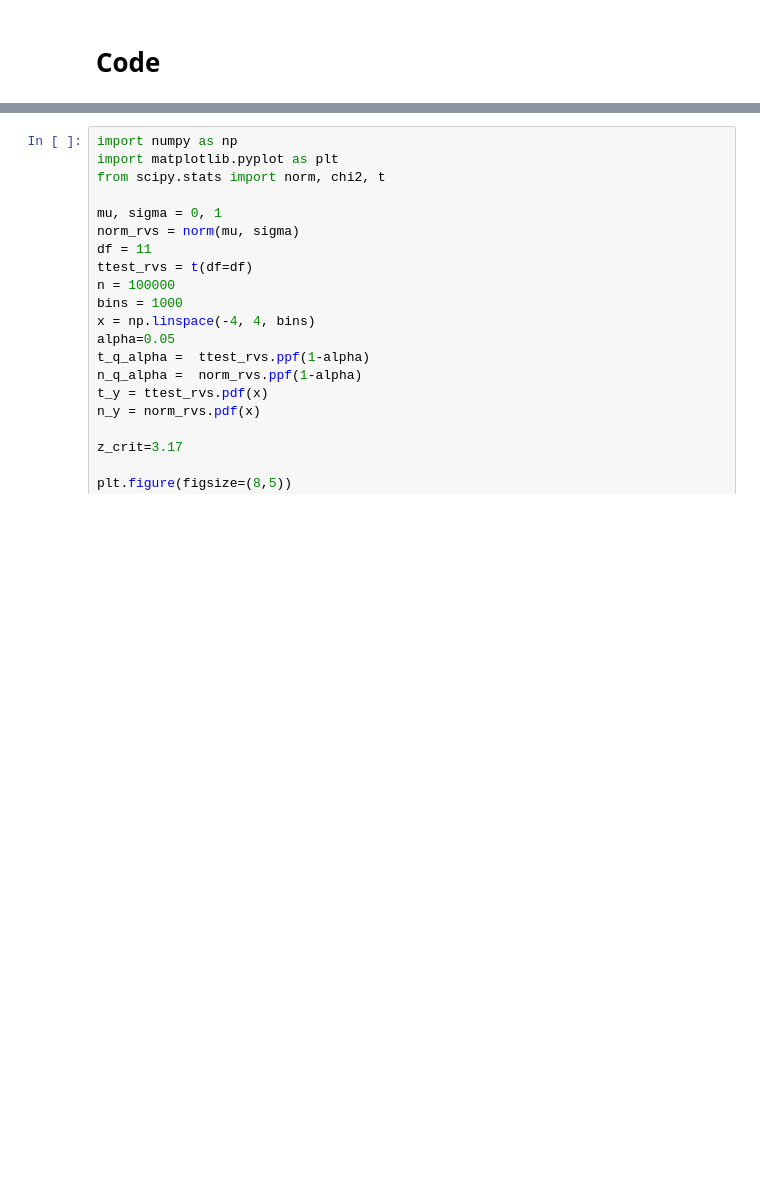
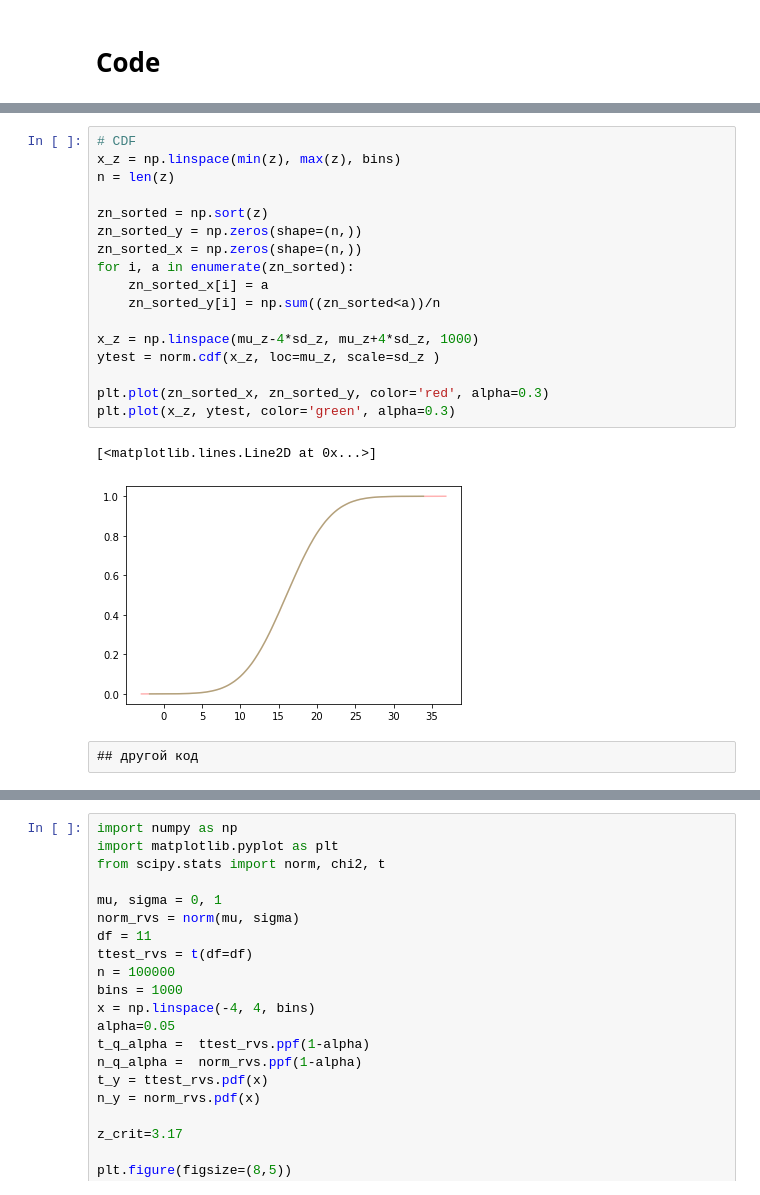
Before and after one commit to shmalex/learning-math, a Jupyter notebook: notebooks/statistics/Unit4-Lecture-13 The T-test.ipynb, the cells around one changed output, grey strips where cells are left out. Cells and saved outputs as stored; diff of their text form; blank space fills up the shorter version.

```diff
--- a/notebooks/statistics/Unit4-Lecture-13 The T-test.ipynb
+++ b/notebooks/statistics/Unit4-Lecture-13 The T-test.ipynb
@@ -467,0 +608,22 @@ plt.show()
+# %%
+# CDF
+x_z = np.linspace(min(z), max(z), bins)
+n = len(z)
+
+zn_sorted = np.sort(z)
+zn_sorted_y = np.zeros(shape=(n,))
+zn_sorted_x = np.zeros(shape=(n,))
+for i, a in enumerate(zn_sorted):
+    zn_sorted_x[i] = a
+    zn_sorted_y[i] = np.sum((zn_sorted<a))/n
+
+x_z = np.linspace(mu_z-4*sd_z, mu_z+4*sd_z, 1000)
+ytest = norm.cdf(x_z, loc=mu_z, scale=sd_z )
+
+plt.plot(zn_sorted_x, zn_sorted_y, color='red', alpha=0.3)
+plt.plot(x_z, ytest, color='green', alpha=0.3)
+# %% [output]
+[<matplotlib.lines.Line2D at 0x...>]
+[figure, added]
+# %% [raw]
+## другой код
```
Also changed, not shown: parts of 34 cells of this notebook, 4 other files.
